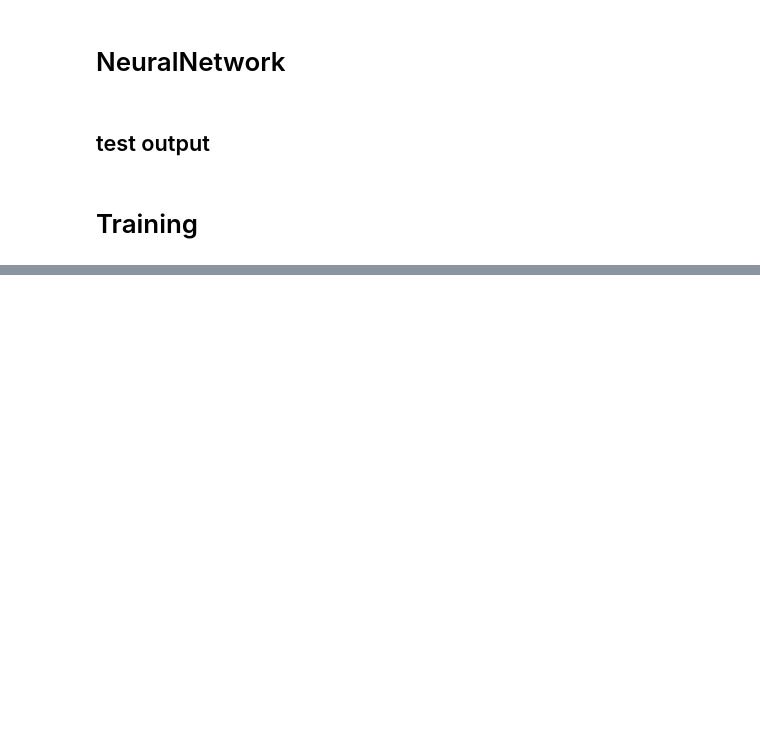
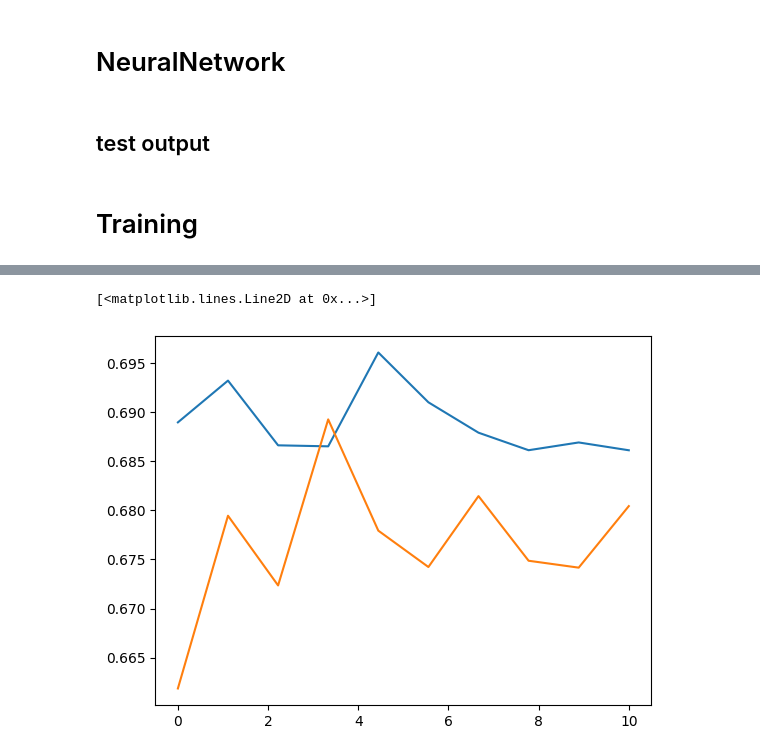
Before and after one commit to youzhiw/MedicalImaging, a Jupyter notebook: projects/OASIS/deeplearning.ipynb, the cells around one changed output, grey strips where cells are left out. Saved outputs shown, nothing was run; the diff lists cells and outputs as text; code cells hidden in the pictures; blank space fills up the shorter version.

```diff
--- a/projects/OASIS/deeplearning.ipynb
+++ b/projects/OASIS/deeplearning.ipynb
@@ -126,12 +173,16 @@ my_vgg = vgg11(1, 1)
 # %% [markdown]
 # Training
 # %%
-optimizer = torch.optim.Adam(my_vgg.parameters(), lr=0.001)
+optimizer = torch.optim.Adam(my_MLP.parameters(), lr=0.001)
 loss_function = nn.BCELoss()
 # %%
-def train_net(net, epochs, train_dataloader, optimizer, loss_function):
-    net.train()
+def train_net(net, epochs, train_dataloader, valid_loader, optimizer, loss_function):
+    ret_train_loss = []
+    ret_valid_loss = []
     for epoch in range(epochs):
+        net.train()
+
+        train_loss = []
         for i, (img, label) in enumerate(train_dataloader):
             img = img.to(device)
             label = label.to(device)
@@ -140,8 +191,26 @@ def train_net(net, epochs, train_dataloader, optimizer, loss_function):
             loss = loss_function(y_pred, label.float())
             loss.backward()
             optimizer.step()
-            if i % 10 == 0:
-                print(f'Epoch {epoch}, Loss {loss.item()}')
+            train_loss.append(loss.item())
+        epoch_loss = np.mean(train_loss)
+        ret_train_loss.append(epoch_loss)
+
+        print(f"epoch {epoch}, loss: {epoch_loss}")
+
+        net.eval()
+
+        valid_loss = []
+        for i, (img, label) in enumerate(valid_loader):
+            img = img.to(device)
+            label = label.to(device)
+            y_pred = net(img)
+            loss = loss_function(y_pred, label.float())
+            valid_loss.append(loss.item())
+        epoch_vloss = np.mean(valid_loss)
+        print(f"epoch {epoch}, loss: {epoch_vloss}")
+        ret_valid_loss.append(epoch_vloss)
+
+    return ret_train_loss, ret_valid_loss
 # %%
 def test_net(net, test_dataloader):
     net.eval()
@@ -159,4 +232,4 @@ def test_net(net, test_dataloader):
 # %%
-my_vgg.to(device)
-train_net(my_vgg, 5, train_loader, optimizer, loss_function)
+my_MLP.to(device)
+train_loss, valid_loss = train_net(my_MLP, 10, train_loader, valid_loader, optimizer, loss_function)
 # %% [output]
@@ -180,3 +237,12 @@ Epoch 4, Loss 100.0
+# %%
+# plot train and valid loss
+x = np.linspace(0, len(train_loss), len(train_loss))
+plt.plot(x, train_loss)
+x1 = np.linspace(0, len(valid_loss), len(valid_loss))
+plt.plot(x1, valid_loss)
+# %% [output]
+[<matplotlib.lines.Line2D at 0x...>]
+[figure, added]
 # %%
 test_net(my_vgg, test_loader)
 # %% [output]
```
Also changed, not shown: parts of 12 cells of this notebook.
